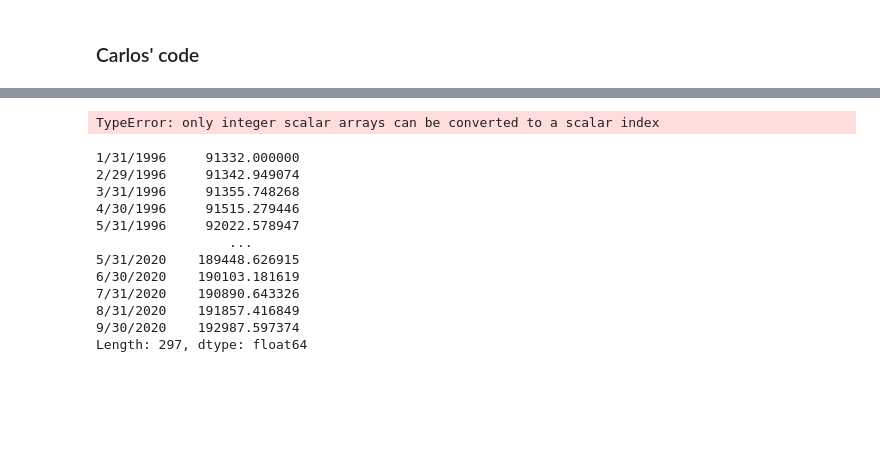
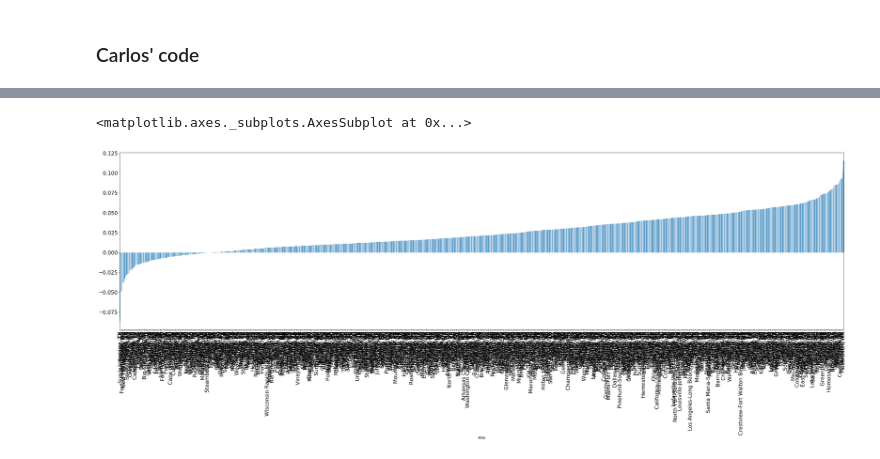
Before and after one commit to Luminous171/Project_1, a Jupyter notebook: Python_Files/project_1_ct.ipynb, the cells around one changed output, grey strips where cells are left out. Drawn from its saved outputs; the diff is of its cells as text; code cells hidden in the pictures; blank space fills up the shorter version.

```diff
--- a/Python_Files/project_1_ct.ipynb
+++ b/Python_Files/project_1_ct.ipynb
@@ -145,0 +107,13 @@ sale_stats_df.sort_values(['% Change Since Feb']).tail(20)
+# %%
+# D0 this only once
+# Create columns with city and state to allow more flexibility when showing data
+# sale_stats_df[['City','State']] = sale_stats_df['MSA'].str.split(",", n = 1, expand=True) # Split City from text string
+sale_stats_df.reset_index(inplace=True)
+# sale_stats_df['index'].name='MSA'
+sale_stats_df.rename(columns={'index':'MSA'}, inplace= True)
+sale_stats_df[['City','State']] = sale_stats_df['MSA'].str.split(",", n = 1, expand=True) # Split City from text string
+sale_stats_df.set_index('MSA',inplace=True)
+# %%
+# re arrange order
+sale_stats_df=sale_stats_df[['City','State','% Sale Price Change Since Feb', 'Avg Sale Price Last 12M', 'Sale Price Last', 'Sale Pr CAGR GFC','Standard Deviation']]
+sale_stats_df.head(10)
@@ -146,19 +133,5 @@ sale_stats_df.sort_values(['% Change Since Feb']).tail(20)
 # %%
-sale_stats_df.sort_values(['% Change Since Feb']).plot(kind='bar',figsize=(40,10),fontsize=16)
+sale_stats_df['% Sale Price Change Since Feb'].sort_values().plot(kind='bar',figsize=(40,10),fontsize=16)
 # %% [output]
-TypeError: only integer scalar arrays can be converted to a scalar index
+<matplotlib.axes._subplots.AxesSubplot at 0x...>
+[figure, added]
-# %%
-region_id_df.mean()
-# %% [output]
-1/31/1996     91332.000000
-2/29/1996     91342.949074
-3/31/1996     91355.748268
-4/30/1996     91515.279446
-5/31/1996     92022.578947
-                 ...
-5/31/2020    189448.626915
-6/30/2020    190103.181619
-7/31/2020    190890.643326
-8/31/2020    191857.416849
-9/30/2020    192987.597374
-Length: 297, dtype: float64
```
Also changed, not shown: parts of 24 cells of this notebook.
